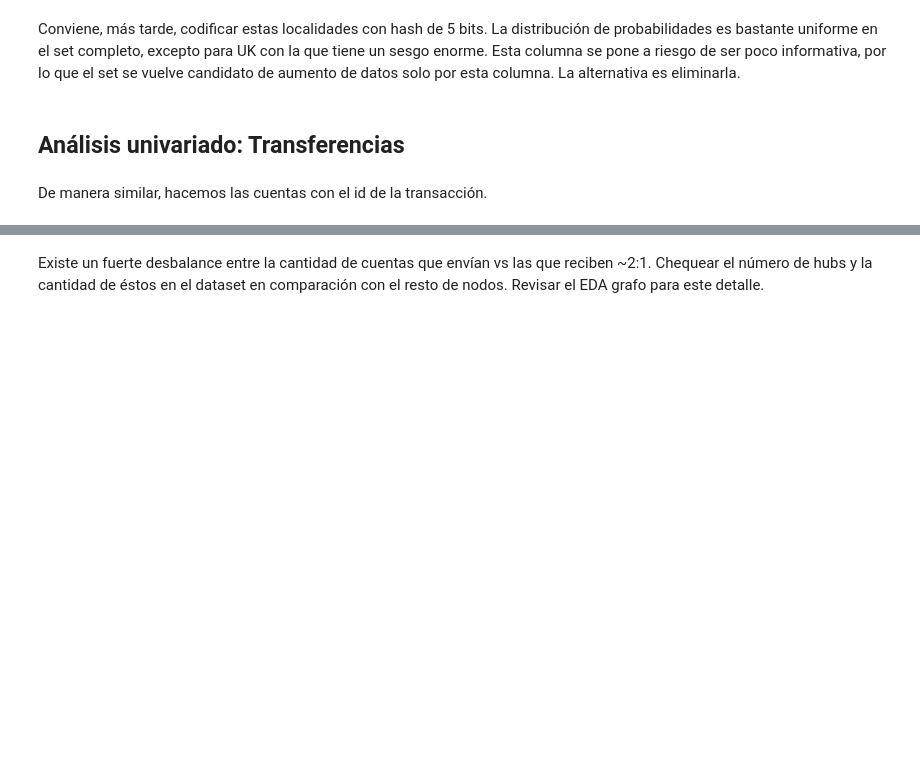
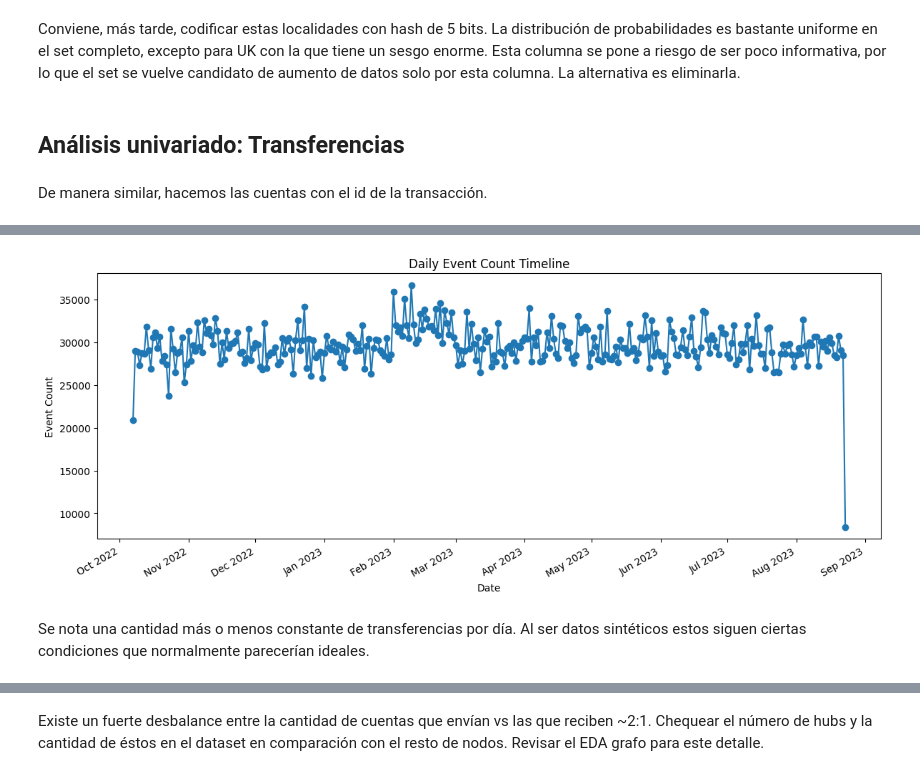
Before and after one commit to IngElecPuc/KaggleChallenges, a Jupyter notebook: Anti Money Laundering Transaction Data/EDA Tabular.ipynb, the cells around one changed output, grey strips where cells are left out. Saved outputs shown, nothing was run; the diff lists cells and outputs as text; code cells hidden in the pictures; blank space fills up the shorter version.

```diff
--- a/Anti Money Laundering Transaction Data/EDA Tabular.ipynb
+++ b/Anti Money Laundering Transaction Data/EDA Tabular.ipynb
@@ -357,6 +357,33 @@ Fechas mínima y máximas del dataset
 +-----------------+
 |              320|
 +-----------------+
+# %%
+df_daily = df_txs.groupBy(
+    F.to_date("date_time").alias("day")
+).agg(
+    F.count("*").alias("event_count")
+).orderBy("day")
+
+pdf_daily = df_daily.toPandas()
+
+fig, ax = plt.subplots(figsize=(12, 5))
+ax.plot(pdf_daily["day"], pdf_daily["event_count"], marker='o')
+ax.set_title("Daily Event Count Timeline")
+ax.set_xlabel("Date")
+ax.set_ylabel("Event Count")
+
+# Format x-axis to show month and year
+ax.xaxis.set_major_formatter(
+    plt.matplotlib.dates.DateFormatter('%b %Y')
+)
+fig.autofmt_xdate()
+
+plt.tight_layout()
+plt.show()
+# %% [output]
+[figure, added]
+# %% [markdown]
+Se nota una cantidad más o menos constante de transferencias por día. Al ser datos sintéticos estos siguen ciertas condiciones que normalmente parecerían ideales.
 # %%
 print(f"Número de cuentas diferentes que envían: {df_txs.select(F.col('sender_account')).distinct().count()}")
 # %% [output]
```
Also changed, not shown: parts of 45 cells of this notebook, 1 other file.
